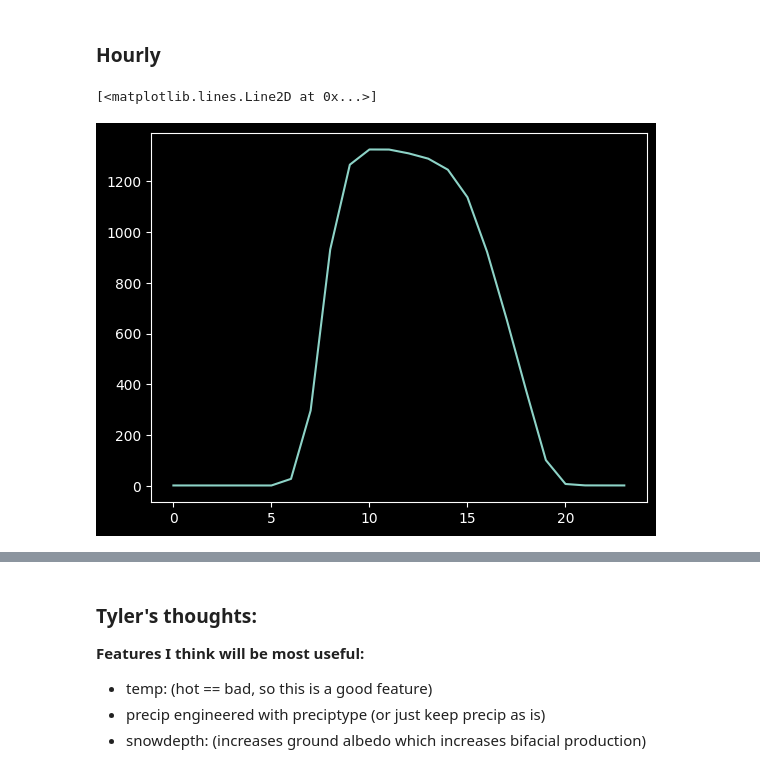
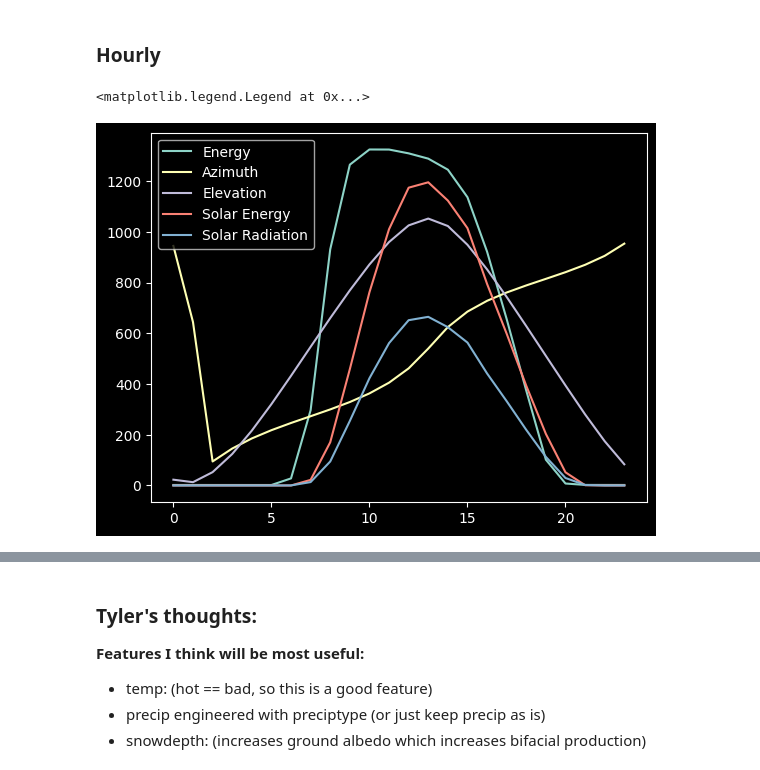
Before and after one commit to khakis23/JuniorDesignP1, a Jupyter notebook: main.ipynb, the cells around one changed output, grey strips where cells are left out. Cells and saved outputs as stored; diff of their text form; code cells hidden in the pictures.

```diff
--- a/main.ipynb
+++ b/main.ipynb
@@ -139,9 +139,23 @@ ax[0].legend()
 # %%
 p_data = p_data.sort_index()
 year_p_data = p_data.loc[minday:maxday]
 hourly_profile = year_p_data["power"].groupby(year_p_data.index.hour).mean()
 
-plt.plot(hourly_profile)
+# potential features
+azimuth = weather["sunazimuth"].groupby(weather.index.hour).mean() * 3
+elevation = weather["sunelevation"].groupby(weather.index.hour).mean() * 10
+elevation += max(elevation)
+solar_energy = weather["solarenergy"].groupby(weather.index.hour).mean() * 500
+radiation = weather["solarradiation"].groupby(weather.index.hour).mean()
+
+# plots
+plt.plot(hourly_profile, label="Energy")
+plt.plot(azimuth, label="Azimuth")
+plt.plot(elevation, label="Elevation")
+plt.plot(solar_energy, label="Solar Energy")
+plt.plot(radiation, label="Solar Radiation")
+
+plt.legend()
 # %% [output]
-[<matplotlib.lines.Line2D at 0x...>]
+<matplotlib.legend.Legend at 0x...>
-[figure, old version]
+[figure, new version]
```
Also changed, not shown: parts of 2 cells of this notebook, 2 other files.
